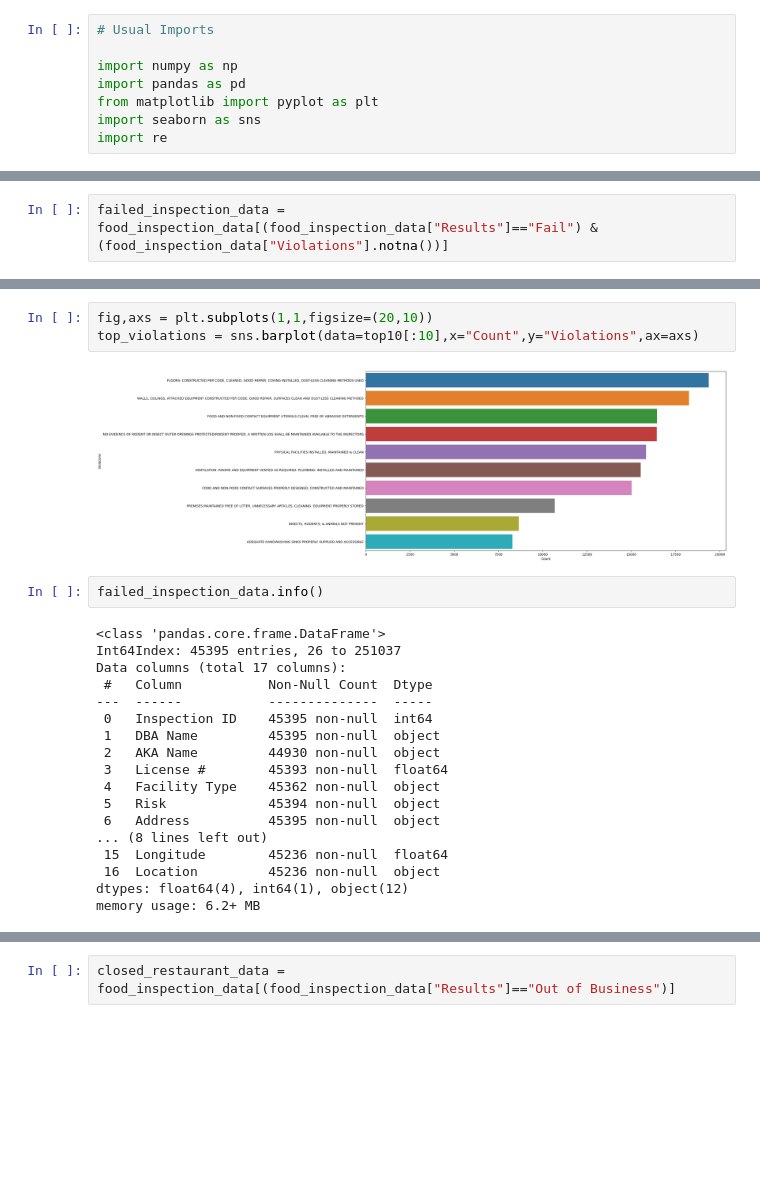
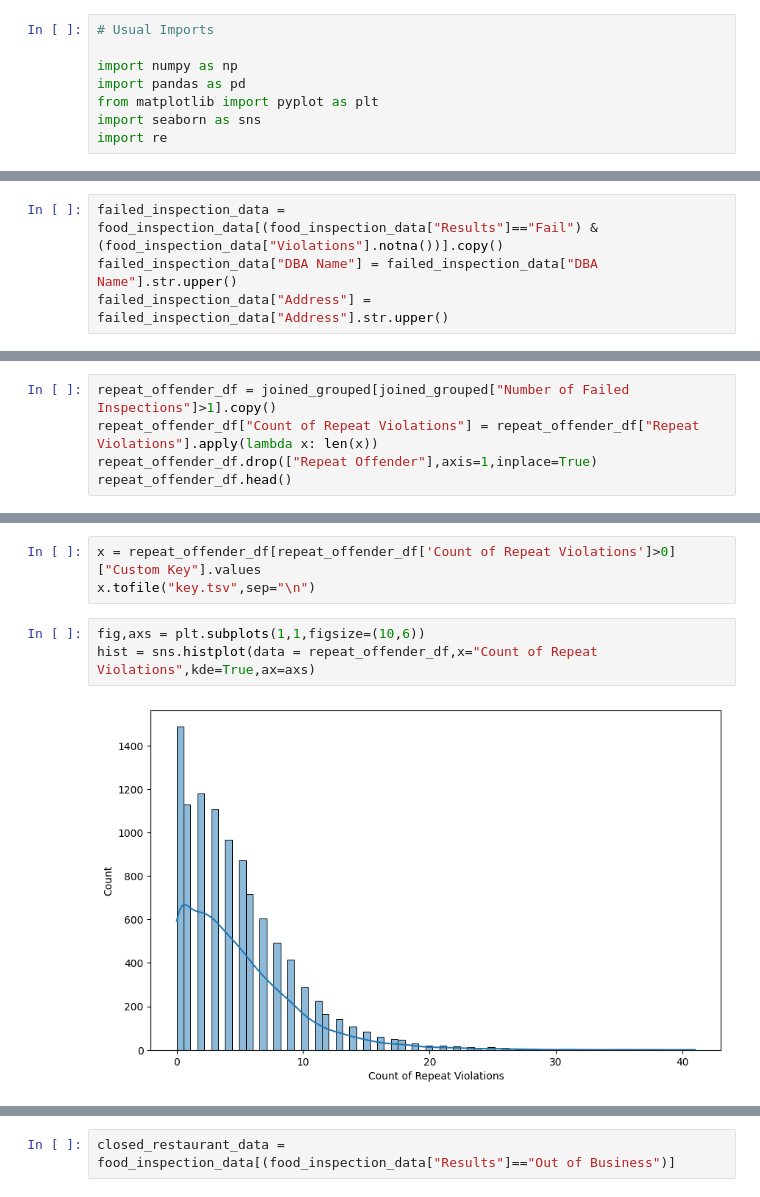
Before and after one commit to vishal-parameswaran/University-of-Chicago, a Jupyter notebook: Natural Language Processing and Cognitive Computing/Assignment 1/code/Assignment_1.ipynb, the cells around one changed output, grey strips where cells are left out. Saved outputs shown, nothing was run; the diff lists cells and outputs as text; blank space fills up the shorter version.

```diff
--- a/Natural Language Processing and Cognitive Computing/Assignment 1/code/Assignment_1.ipynb
+++ b/Natural Language Processing and Cognitive Computing/Assignment 1/code/Assignment_1.ipynb
@@ -21,2 +25,4 @@ food_inspection_data.head()
 # %%
-failed_inspection_data = food_inspection_data[(food_inspection_data["Results"]=="Fail") & (food_inspection_data["Violations"].notna())]
+failed_inspection_data = food_inspection_data[(food_inspection_data["Results"]=="Fail") & (food_inspection_data["Violations"].notna())].copy()
+failed_inspection_data["DBA Name"] = failed_inspection_data["DBA Name"].str.upper()
+failed_inspection_data["Address"] = failed_inspection_data["Address"].str.upper()
@@ -57,0 +102,5 @@ top10[:10]
+# %%
+repeat_offender_df = joined_grouped[joined_grouped["Number of Failed Inspections"]>1].copy()
+repeat_offender_df["Count of Repeat Violations"] = repeat_offender_df["Repeat Violations"].apply(lambda x: len(x))
+repeat_offender_df.drop(["Repeat Offender"],axis=1,inplace=True)
+repeat_offender_df.head()
@@ -58,25 +125,8 @@ top10[:10]
+# %%
+x = repeat_offender_df[repeat_offender_df['Count of Repeat Violations']>0]["Custom Key"].values
+x.tofile("key.tsv",sep="\n")
 # %%
-fig,axs = plt.subplots(1,1,figsize=(20,10))
-top_violations = sns.barplot(data=top10[:10],x="Count",y="Violations",ax=axs)
+fig,axs = plt.subplots(1,1,figsize=(10,6))
+hist = sns.histplot(data = repeat_offender_df,x="Count of Repeat Violations",kde=True,ax=axs)
 # %% [output]
-[figure, old version]
+[figure, new version]
-# %%
-failed_inspection_data.info()
-# %% [output]
-<class 'pandas.core.frame.DataFrame'>
-Int64Index: 45395 entries, 26 to 251037
-Data columns (total 17 columns):
- #   Column           Non-Null Count  Dtype
----  ------           --------------  -----
- 0   Inspection ID    45395 non-null  int64
- 1   DBA Name         45395 non-null  object
- 2   AKA Name         44930 non-null  object
- 3   License #        45393 non-null  float64
- 4   Facility Type    45362 non-null  object
- 5   Risk             45394 non-null  object
- 6   Address          45395 non-null  object
-... (8 lines left out)
- 15  Longitude        45236 non-null  float64
- 16  Location         45236 non-null  object
-dtypes: float64(4), int64(1), object(12)
-memory usage: 6.2+ MB
```
Also changed, not shown: parts of 34 cells of this notebook.
